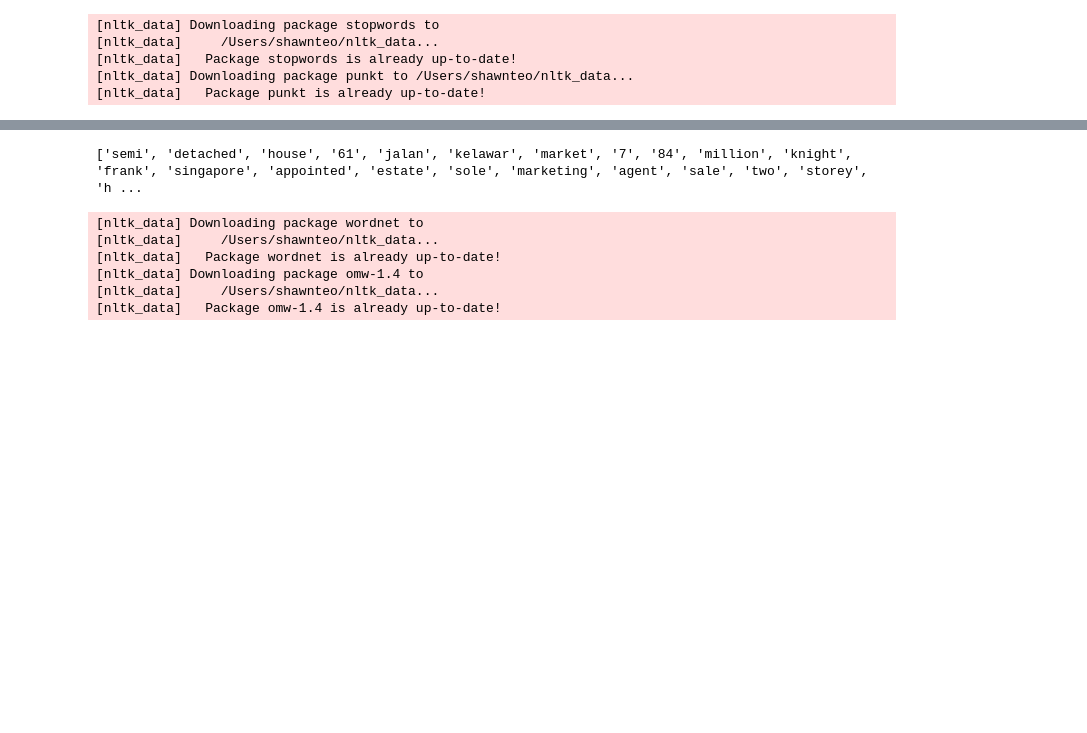
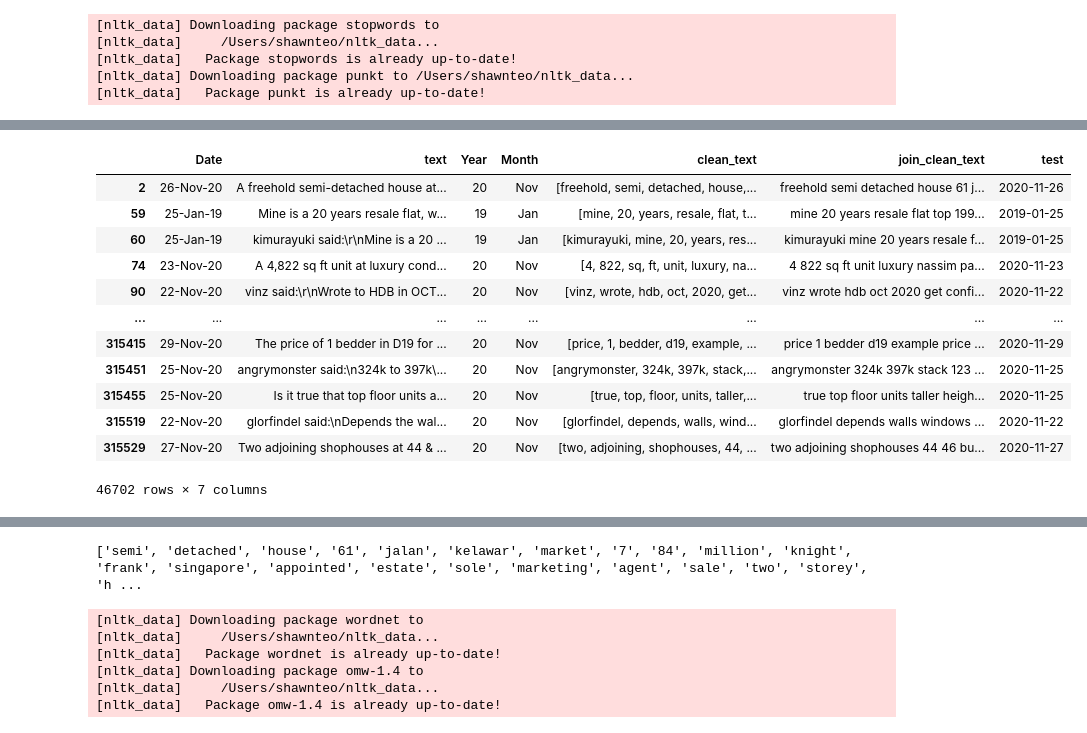
Before and after one commit to Shawntwj/HDB_price_prediction, a Jupyter notebook: hardwarezone-main/LDA to present.ipynb, the cells around one changed output, grey strips where cells are left out. Saved outputs shown, nothing was run; the diff lists cells and outputs as text; code cells hidden in the pictures; blank space fills up the shorter version.

```diff
--- a/hardwarezone-main/LDA to present.ipynb
+++ b/hardwarezone-main/LDA to present.ipynb
@@ -114,2 +130,17 @@ df_assigned
 # %%
 df_assigned = df_assigned[df_assigned['join_clean_text'].str.contains("hawker|mrt|clinic|school|hospital|mall|market|express")]
+df_assigned
+# %% [output]
+|  | Date | text | Year | Month | clean_text | join_clean_text | test |
+| 2 | 26-Nov-20 | A freehold semi-detached house at... | 20 | Nov | [freehold, semi, detached, house,... | freehold semi detached house 61 j... | 2020-11-26 |
+| 59 | 25-Jan-19 | Mine is a 20 years resale flat, w... | 19 | Jan | [mine, 20, years, resale, flat, t... | mine 20 years resale flat top 199... | 2019-01-25 |
+| 60 | 25-Jan-19 | kimurayuki said:\r\nMine is a 20 ... | 19 | Jan | [kimurayuki, mine, 20, years, res... | kimurayuki mine 20 years resale f... | 2019-01-25 |
+| 74 | 23-Nov-20 | A 4,822 sq ft unit at luxury cond... | 20 | Nov | [4, 822, sq, ft, unit, luxury, na... | 4 822 sq ft unit luxury nassim pa... | 2020-11-23 |
+| 90 | 22-Nov-20 | vinz said:\r\nWrote to HDB in OCT... | 20 | Nov | [vinz, wrote, hdb, oct, 2020, get... | vinz wrote hdb oct 2020 get confi... | 2020-11-22 |
+| ... | ... | ... | ... | ... | ... | ... | ... |
+| 315415 | 29-Nov-20 | The price of 1 bedder in D19 for ... | 20 | Nov | [price, 1, bedder, d19, example, ... | price 1 bedder d19 example price ... | 2020-11-29 |
+| 315451 | 25-Nov-20 | angrymonster said:\n324k to 397k\... | 20 | Nov | [angrymonster, 324k, 397k, stack,... | angrymonster 324k 397k stack 123 ... | 2020-11-25 |
+| 315455 | 25-Nov-20 | Is it true that top floor units a... | 20 | Nov | [true, top, floor, units, taller,... | true top floor units taller heigh... | 2020-11-25 |
+| 315519 | 22-Nov-20 | glorfindel said:\nDepends the wal... | 20 | Nov | [glorfindel, depends, walls, wind... | glorfindel depends walls windows ... | 2020-11-22 |
+| 315529 | 27-Nov-20 | Two adjoining shophouses at 44 & ... | 20 | Nov | [two, adjoining, shophouses, 44, ... | two adjoining shophouses 44 46 bu... | 2020-11-27 |
+46702 rows × 7 columns
```
Also changed, not shown: parts of 5 cells of this notebook, 5 other files.
